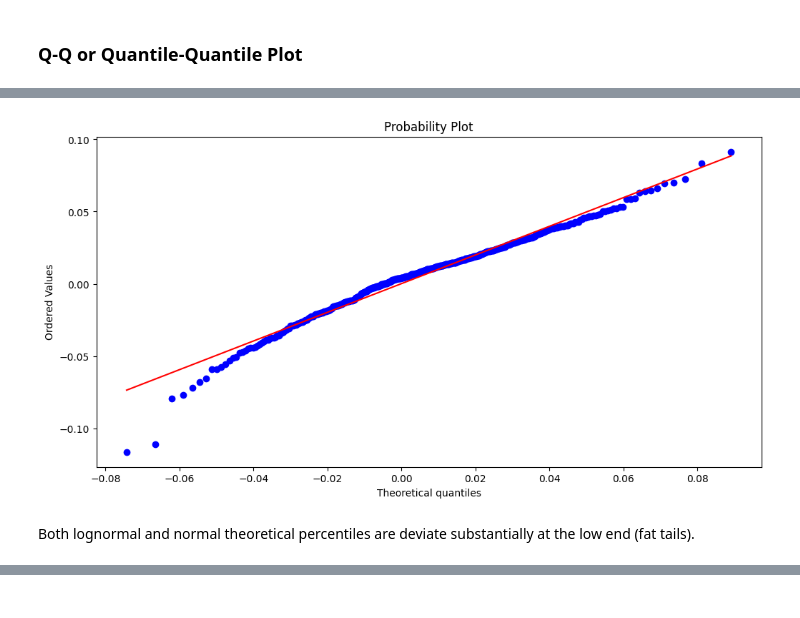
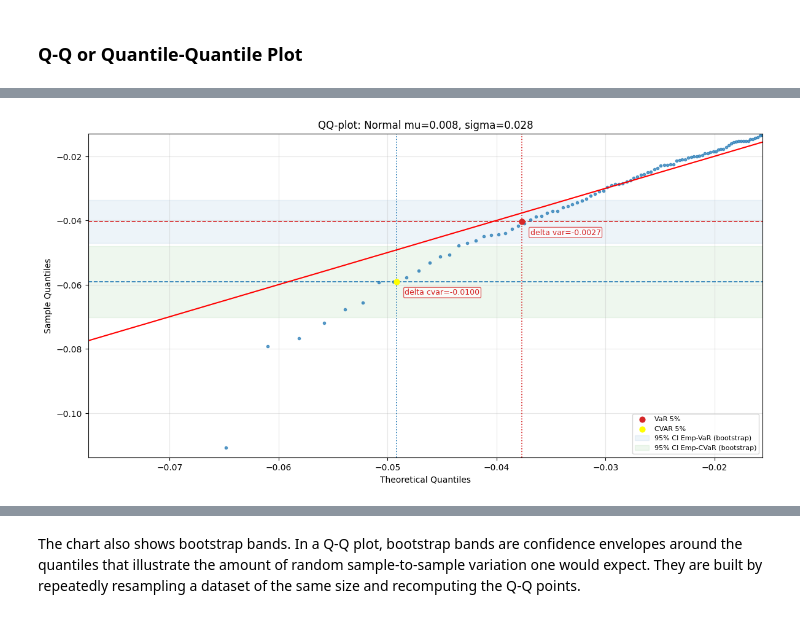
Before and after one commit to mbk-dev/okama, a Jupyter notebook: examples/08 backtesting distribution.ipynb, the cells around one changed output, grey strips where cells are left out. Saved outputs shown, nothing was run; the diff lists cells and outputs as text; code cells hidden in the pictures.

```diff
--- a/examples/08 backtesting distribution.ipynb
+++ b/examples/08 backtesting distribution.ipynb
@@ -234,0 +251,2 @@ According to Kolmogorov-Smirnov test 60/40 portfolio distribution is closer to n
+# %%
+pf.dcf.mc.distribution = "t"
@@ -234,0 +275,2 @@ According to Kolmogorov-Smirnov test 60/40 portfolio distribution is closer to n
+# %%
+pf.dcf.mc.distribution_parameters = (4.26, None, None)  # df, loc, scale
@@ -243,6 +285,4 @@ pf.plot_percentiles_fit(distr="norm")
-# %%
-pf.plot_percentiles_fit(distr="lognorm")
-# %% [output]
-[figure, removed]
-# %% [markdown]
-Both lognormal and normal theoretical percentiles are deviate substantially at the low end (fat tails).
+# %%
+pf.dcf.mc.plot_qq(var_level=5)  # var_level sets the confidence level in percent for VaR and CVaR.
+# %% [output]
+[figure, added]
@@ -248,0 +293,2 @@ Both lognormal and normal theoretical percentiles are deviate substantially at t
+# %% [markdown]
+The chart also shows bootstrap bands. In a Q-Q plot, bootstrap bands are confidence envelopes around the quantiles that illustrate the amount of random sample-to-sample variation one would expect. They are built by repeatedly resampling a dataset of the same size and recomputing the Q-Q points.
```
Also changed, not shown: parts of 54 cells of this notebook, 8 other files.
